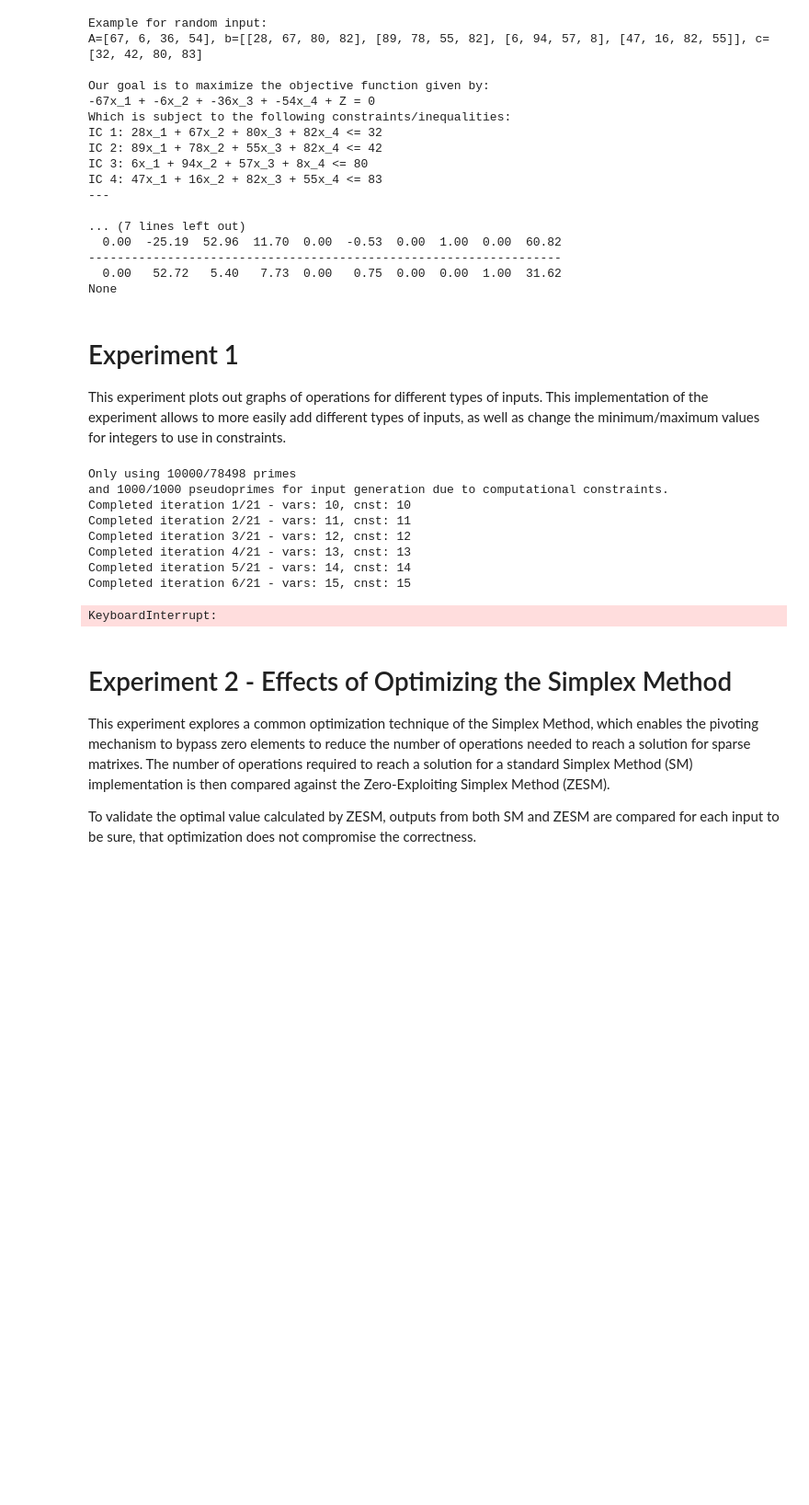
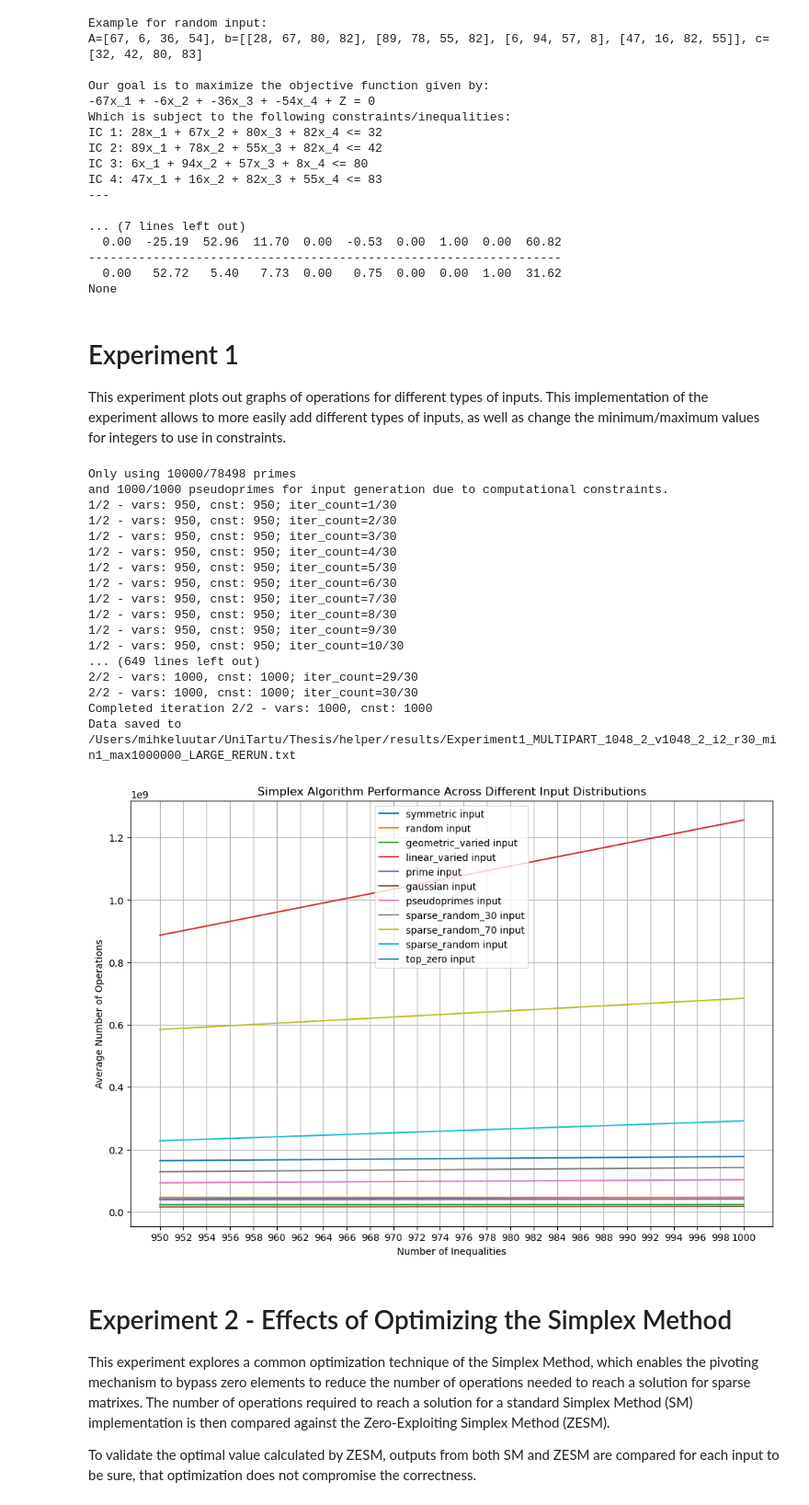
Before and after one commit to mihkeluutar/simplex-practical-experiments, a Jupyter notebook: thesis_experiments.ipynb, the cells around one changed output. Shown at 92% size. Saved outputs shown, nothing was run; the diff lists cells and outputs as text; code cells hidden in the pictures; blank space fills up the shorter version.

```diff
--- a/thesis_experiments.ipynb
+++ b/thesis_experiments.ipynb
@@ -104,17 +104,22 @@ avg_operations = {input_type: [] for input_type in input_generation_functions.ke
 num_constraints = []
 
 # Main experiment data
-constraints_n, variables_n = 10, 10   # Initial values
-max_iterations = 21
-number_of_runs_for_iteration = 2000 # <- 2000 means less than 1% deviation from the average of 100K runs.
+constraints_n, variables_n = 950, 950   # Initial values
+max_iterations = 2
+number_of_runs_for_iteration = 30 # <- 2000 means less than 1% deviation from the average of 100K runs.
 min_value = 1
 max_value = 1000000
-step = 1
+step = 50
 sparsity_rate = 0.5  # In addtion to the sparse_30 and sparse_70 runs
 
 # Text variables for recognizing the saved file. Set as "" to not use them.
-file_prefix = 'THESIS_EXP_1'
-file_suffix = 'RERUN'
+file_prefix = 'Experiment1_MULTIPART'
+file_suffix = 'LARGE_RERUN'
+# DONE
+# 100-350
+# 400 - 550
+# 600 - 650
+# 600 - 900
 
 
 # Pregenerating primes and pseudoprimes to minimize computational strain.
@@ -158,10 +163,10 @@ for iteration in range(max_iterations):
                 for key in counts.keys():
                     counts_total[key] += counts[key]
             except Exception as e:
-                # print(f"{input_type} input generation or processing failed: {e}")
+                print(f"{input_type} input generation or processing failed: {e}")
                 pass
-            if iter_count % 5 == 0:
-                # print(f'{iteration+1}/{max_iterations} - vars: {variables_n}, cnst: {constraints_n}; iter_count={iter_count}/{number_of_runs_for_iteration}')
+            if iter_count % 1 == 0:
+                print(f'{iteration+1}/{max_iterations} - vars: {variables_n}, cnst: {constraints_n}; iter_count={iter_count}/{number_of_runs_for_iteration}')
                 pass
             iter_count += 1
 
@@ -179,40 +184,49 @@ for iteration in range(max_iterations):
 
 # Additional function for saving the results to a file for better analysis
 save_results(
     constraints_n-max_iterations,
     variables_n-max_iterations,
     max_iterations,
     number_of_runs_for_iteration,
     min_value,
     max_value,
     avg_operations,
     file_prefix=file_prefix,
     file_suffix=file_suffix
     )
 
 
 # Plotting
 plt.figure(figsize=(12, 8))
 for input_type in avg_operations:
     plt.plot(num_constraints, avg_operations[input_type], label=f'{input_type} input')
 
 plt.xlabel('Number of Inequalities')
 plt.ylabel('Average Number of Operations')
 plt.title('Simplex Algorithm Performance Across Different Input Distributions')
 plt.legend()
 plt.grid(True)
 plt.xticks(range(min(num_constraints), max(num_constraints) + 1, 2))  # Only use actual datapoints
 plt.show()
 # %% [output]
 Only using 10000/78498 primes
 and 1000/1000 pseudoprimes for input generation due to computational constraints.
-Completed iteration 1/21 - vars: 10, cnst: 10
-Completed iteration 2/21 - vars: 11, cnst: 11
-Completed iteration 3/21 - vars: 12, cnst: 12
-Completed iteration 4/21 - vars: 13, cnst: 13
-Completed iteration 5/21 - vars: 14, cnst: 14
-Completed iteration 6/21 - vars: 15, cnst: 15
+1/2 - vars: 950, cnst: 950; iter_count=1/30
+1/2 - vars: 950, cnst: 950; iter_count=2/30
+1/2 - vars: 950, cnst: 950; iter_count=3/30
+1/2 - vars: 950, cnst: 950; iter_count=4/30
+1/2 - vars: 950, cnst: 950; iter_count=5/30
+1/2 - vars: 950, cnst: 950; iter_count=6/30
+1/2 - vars: 950, cnst: 950; iter_count=7/30
+1/2 - vars: 950, cnst: 950; iter_count=8/30
+1/2 - vars: 950, cnst: 950; iter_count=9/30
+1/2 - vars: 950, cnst: 950; iter_count=10/30
+... (649 lines left out)
+2/2 - vars: 1000, cnst: 1000; iter_count=29/30
+2/2 - vars: 1000, cnst: 1000; iter_count=30/30
+Completed iteration 2/2 - vars: 1000, cnst: 1000
+Data saved to /Users/mihkeluutar/UniTartu/Thesis/helper/results/Experiment1_MULTIPART_1048_2_v1048_2_i2_r30_min1_max1000000_LARGE_RERUN.txt
-KeyboardInterrupt:
+[figure, added]
 # %% [markdown]
 # Experiment 2 - Effects of Optimizing the Simplex Method
 
```
Also changed, not shown: parts of 5 cells of this notebook, 55 other files.
